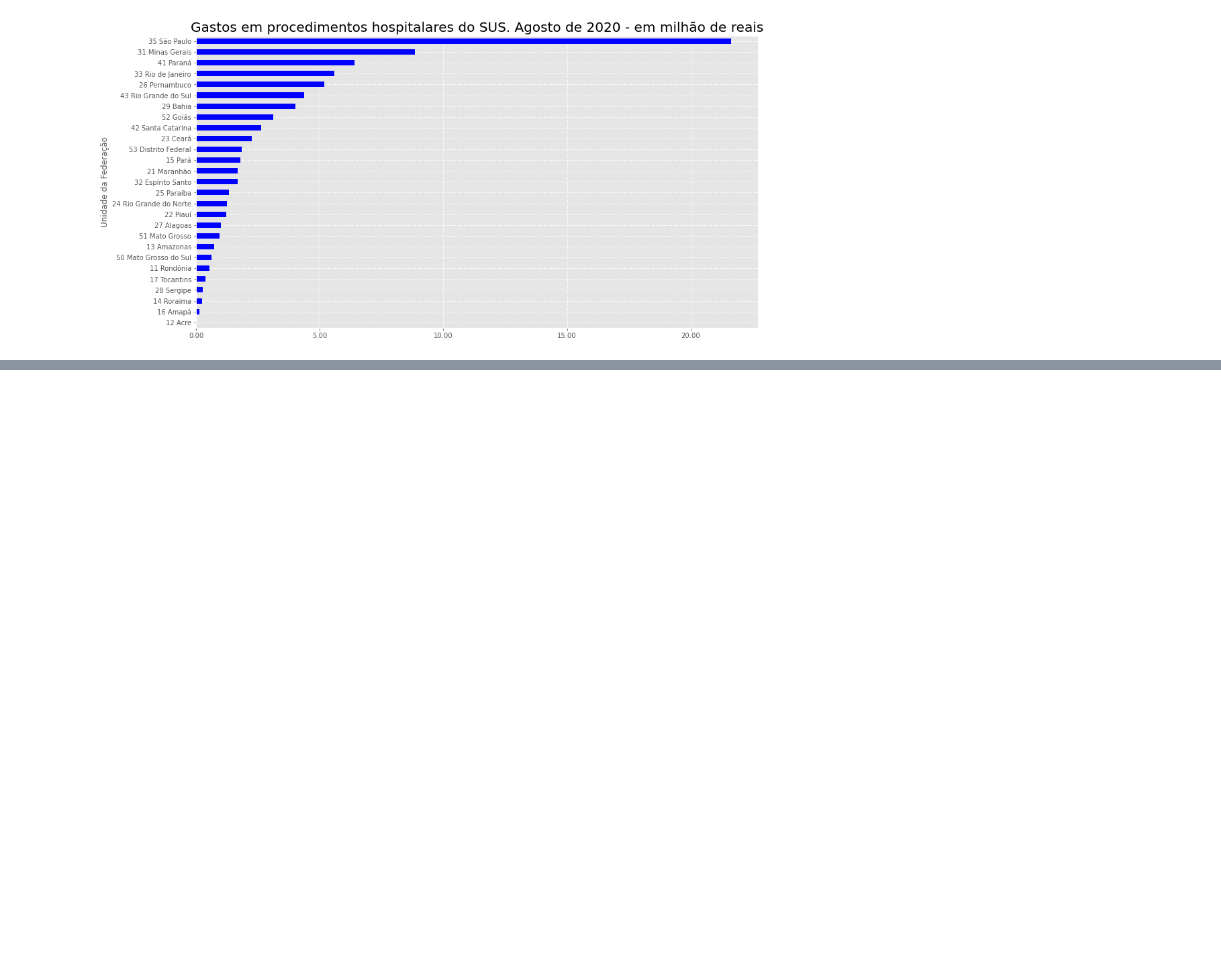
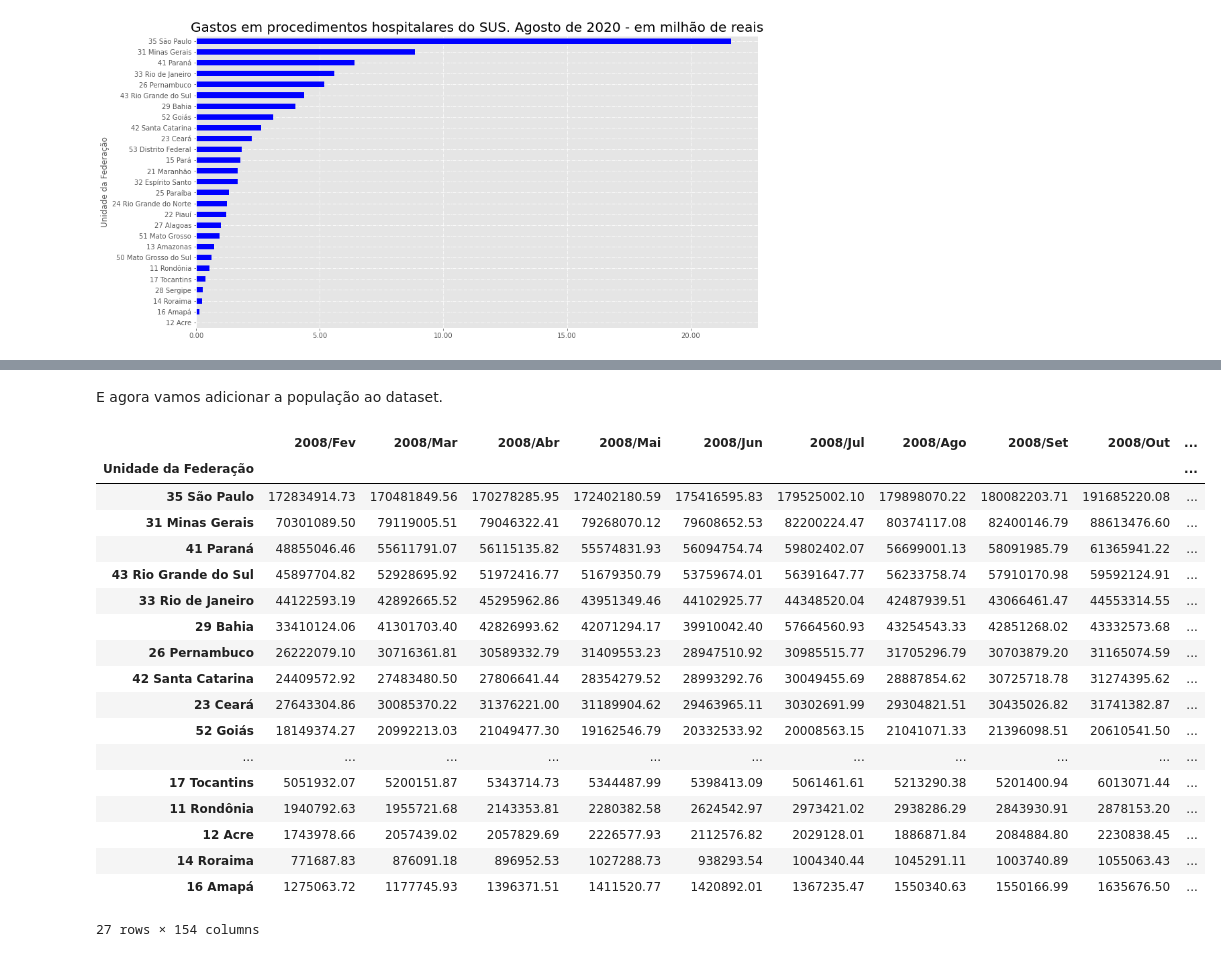
Before and after one commit to edwi-feitoza/bootcamp-alura-data-science, a Jupyter notebook: modulo_1/aula_5/alura_bootcamp_modulo_1.ipynb, the cells around one changed output, grey strips where cells are left out. Cells and saved outputs as stored; diff of their text form; code cells hidden in the pictures; blank space fills up the shorter version.

```diff
--- a/modulo_1/aula_5/alura_bootcamp_modulo_1.ipynb
+++ b/modulo_1/aula_5/alura_bootcamp_modulo_1.ipynb
@@ -809,0 +889,38 @@ plt.show()
+# %% [markdown]
+E agora vamos adicionar a população ao dataset.
+# %%
+gastos_proporcional_populacao = usaveis_plot.drop("Região", axis=1)
+gastos_proporcional_populacao = gastos_proporcional_populacao.multiply(1000000)
+gastos_proporcional_populacao["Total"] = gastos_proporcional_populacao.sum(axis=1)
+gastos_proporcional_populacao = gastos_proporcional_populacao.sort_values("Total", ascending=False)
+
+def get_populacao(estado):
+    return populacao.loc[estado, "População"]
+
+
+for index, row in gastos_proporcional_populacao.iterrows():
+    numero_habitantes = get_populacao(index[3:])
+    gastos_proporcional_populacao.loc[index, "População"] = numero_habitantes
+
+gastos_proporcional_populacao["Gasto médio / Habitante"] = gastos_proporcional_populacao["Total"] / gastos_proporcional_populacao["População"]
+gastos_proporcional_populacao
+# %% [output]
+|  | 2008/Fev | 2008/Mar | 2008/Abr | 2008/Mai | 2008/Jun | 2008/Jul | 2008/Ago | 2008/Set | 2008/Out | ... |
+| Unidade da Federação |  |  |  |  |  |  |  |  |  | ... |
+| 35 São Paulo | 172834914.73 | 170481849.56 | 170278285.95 | 172402180.59 | 175416595.83 | 179525002.10 | 179898070.22 | 180082203.71 | 191685220.08 | ... |
+| 31 Minas Gerais | 70301089.50 | 79119005.51 | 79046322.41 | 79268070.12 | 79608652.53 | 82200224.47 | 80374117.08 | 82400146.79 | 88613476.60 | ... |
+| 41 Paraná | 48855046.46 | 55611791.07 | 56115135.82 | 55574831.93 | 56094754.74 | 59802402.07 | 56699001.13 | 58091985.79 | 61365941.22 | ... |
+| 43 Rio Grande do Sul | 45897704.82 | 52928695.92 | 51972416.77 | 51679350.79 | 53759674.01 | 56391647.77 | 56233758.74 | 57910170.98 | 59592124.91 | ... |
+| 33 Rio de Janeiro | 44122593.19 | 42892665.52 | 45295962.86 | 43951349.46 | 44102925.77 | 44348520.04 | 42487939.51 | 43066461.47 | 44553314.55 | ... |
+| 29 Bahia | 33410124.06 | 41301703.40 | 42826993.62 | 42071294.17 | 39910042.40 | 57664560.93 | 43254543.33 | 42851268.02 | 43332573.68 | ... |
+| 26 Pernambuco | 26222079.10 | 30716361.81 | 30589332.79 | 31409553.23 | 28947510.92 | 30985515.77 | 31705296.79 | 30703879.20 | 31165074.59 | ... |
+| 42 Santa Catarina | 24409572.92 | 27483480.50 | 27806641.44 | 28354279.52 | 28993292.76 | 30049455.69 | 28887854.62 | 30725718.78 | 31274395.62 | ... |
+| 23 Ceará | 27643304.86 | 30085370.22 | 31376221.00 | 31189904.62 | 29463965.11 | 30302691.99 | 29304821.51 | 30435026.82 | 31741382.87 | ... |
+| 52 Goiás | 18149374.27 | 20992213.03 | 21049477.30 | 19162546.79 | 20332533.92 | 20008563.15 | 21041071.33 | 21396098.51 | 20610541.50 | ... |
+| ... | ... | ... | ... | ... | ... | ... | ... | ... | ... | ... |
+| 17 Tocantins | 5051932.07 | 5200151.87 | 5343714.73 | 5344487.99 | 5398413.09 | 5061461.61 | 5213290.38 | 5201400.94 | 6013071.44 | ... |
+| 11 Rondônia | 1940792.63 | 1955721.68 | 2143353.81 | 2280382.58 | 2624542.97 | 2973421.02 | 2938286.29 | 2843930.91 | 2878153.20 | ... |
+| 12 Acre | 1743978.66 | 2057439.02 | 2057829.69 | 2226577.93 | 2112576.82 | 2029128.01 | 1886871.84 | 2084884.80 | 2230838.45 | ... |
+| 14 Roraima | 771687.83 | 876091.18 | 896952.53 | 1027288.73 | 938293.54 | 1004340.44 | 1045291.11 | 1003740.89 | 1055063.43 | ... |
+| 16 Amapá | 1275063.72 | 1177745.93 | 1396371.51 | 1411520.77 | 1420892.01 | 1367235.47 | 1550340.63 | 1550166.99 | 1635676.50 | ... |
+27 rows × 154 columns
```
Also changed, not shown: parts of 11 cells of this notebook.
